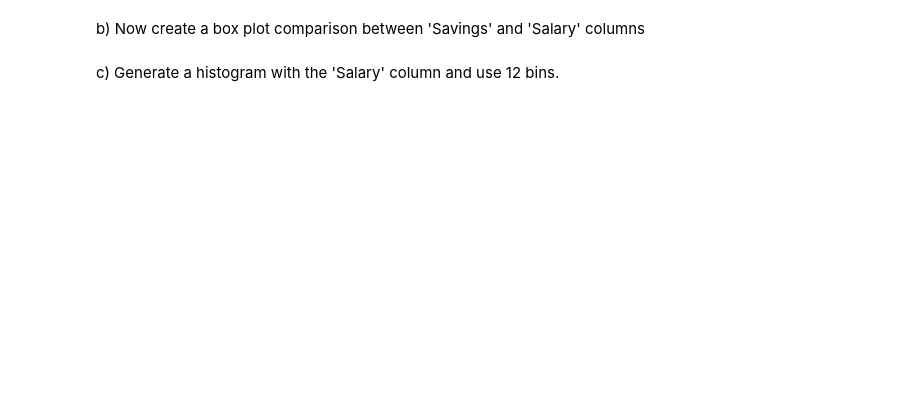
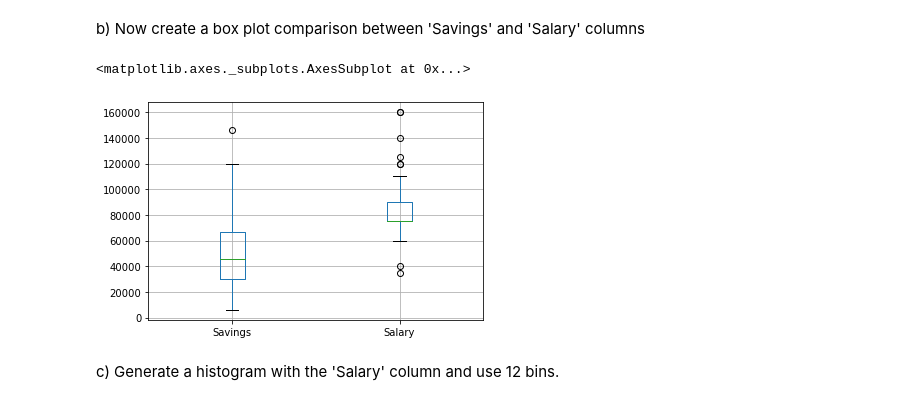
Before and after one commit to Samuel-Jakoyo/Pandas-1, a Jupyter notebook: 1018Pandas Analysis Assignment 1/Pandas Analysis Assignment 1.ipynb, the cells around one changed output. Saved outputs shown, nothing was run; the diff lists cells and outputs as text; code cells hidden in the pictures; blank space fills up the shorter version.

```diff
--- a/1018Pandas Analysis Assignment 1/Pandas Analysis Assignment 1.ipynb
+++ b/1018Pandas Analysis Assignment 1/Pandas Analysis Assignment 1.ipynb
@@ -204,6 +225,11 @@ a) Using the 'Diploma Type' column, plot a bar chart and show its value counts.
 b) Now create a box plot comparison between 'Savings' and 'Salary' columns
 # %%
 #b) (1)
-savings_salary = ["Savings", "Salary"]
+#savings_salary = ["Savings", "Salary"]
+
+alumni.boxplot(column=['Savings','Salary'])
+# %% [output]
+<matplotlib.axes._subplots.AxesSubplot at 0x...>
+[figure, added]
 # %% [markdown]
 c) Generate a histogram with the 'Salary' column and use 12 bins.
```
Also changed, not shown: parts of 15 cells of this notebook.
